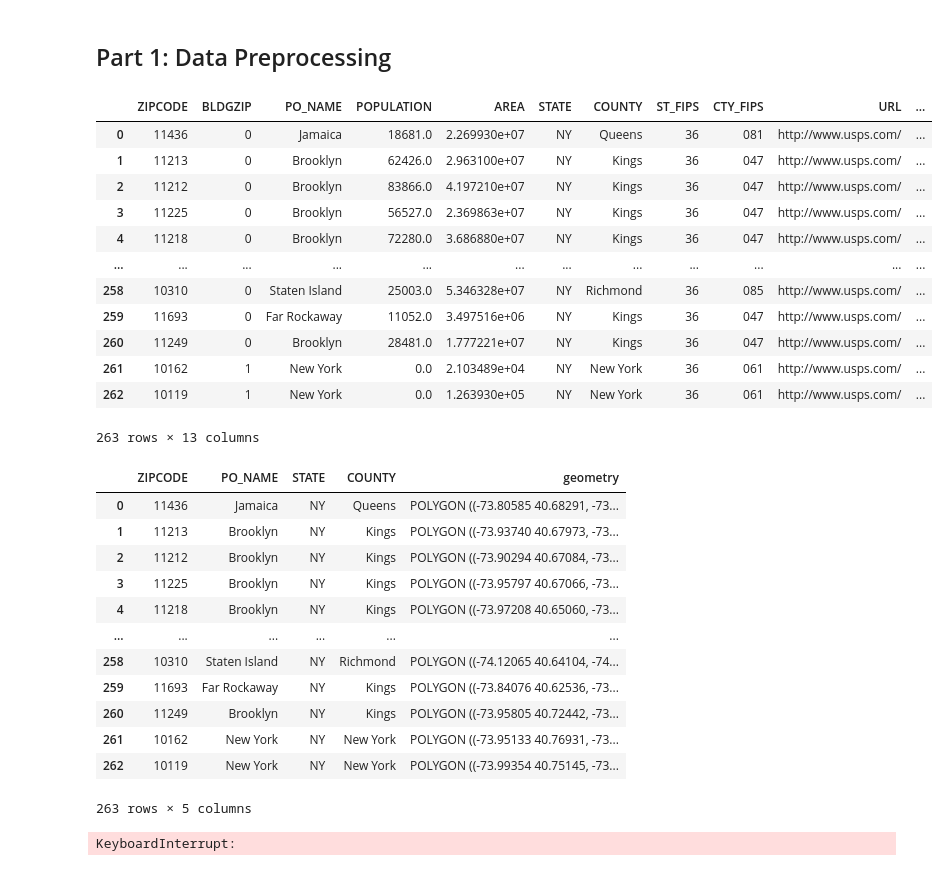
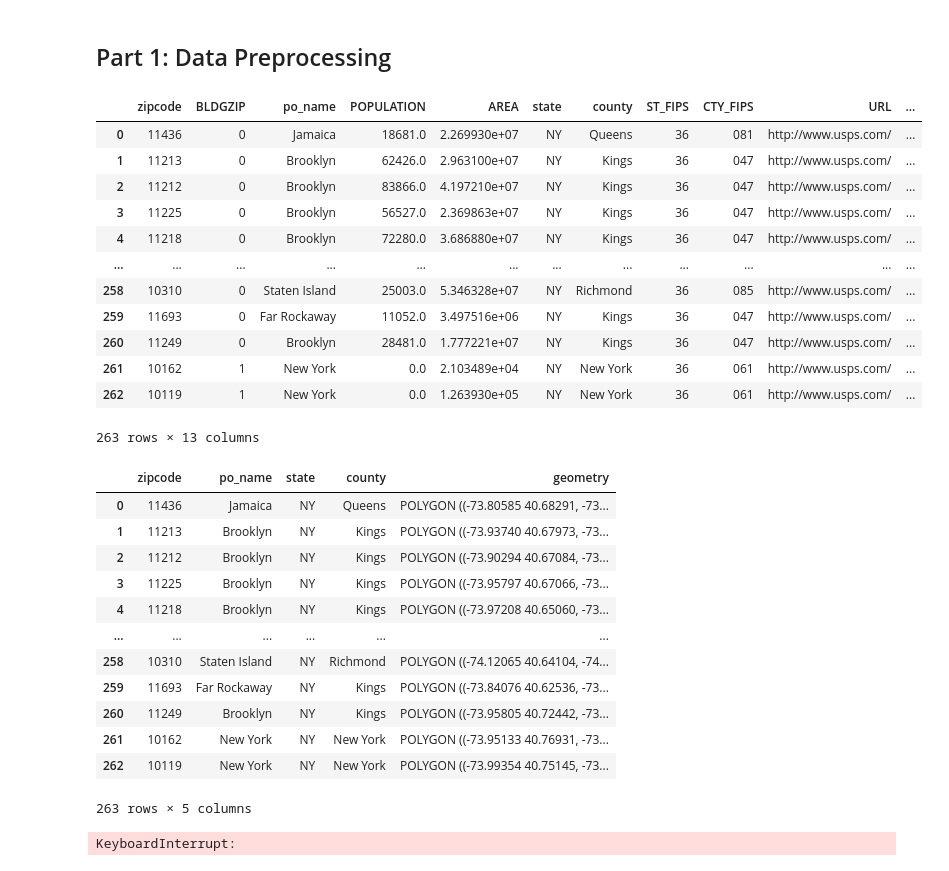
Before and after one commit to jyjulia/4501-project, a Jupyter notebook: Projet Template.ipynb, the cells around one changed output. Saved outputs shown, nothing was run; the diff lists cells and outputs as text; code cells hidden in the pictures.

```diff
--- a/Projet Template.ipynb
+++ b/Projet Template.ipynb
@@ -78,11 +78,12 @@ def download_nyc_geojson_data(url, force=False):
 # %%
 def load_and_clean_zipcodes(zipcode_datafile):
     geodf_zipcode_data=gpd.read_file(zipcode_datafile)
     return geodf_zipcode_data
 geodf_zipcode_data=load_and_clean_zipcodes('data/nyc_zipcodes/nyc_zipcodes.dbf')
+geodf_zipcode_data=geodf_zipcode_data.rename(columns={'ZIPCODE':'zipcode','PO_NAME':'po_name','STATE':'state','COUNTY':'county'})
 geodf_zipcode_data
 # %% [output]
-|  | ZIPCODE | BLDGZIP | PO_NAME | POPULATION | AREA | STATE | COUNTY | ST_FIPS | CTY_FIPS | URL | ... |
+|  | zipcode | BLDGZIP | po_name | POPULATION | AREA | state | county | ST_FIPS | CTY_FIPS | URL | ... |
 | 0 | 11436 | 0 | Jamaica | 18681.0 | 2.269930e+07 | NY | Queens | 36 | 081 | http://www.usps.com/ | ... |
 | 1 | 11213 | 0 | Brooklyn | 62426.0 | 2.963100e+07 | NY | Kings | 36 | 047 | http://www.usps.com/ | ... |
 | 2 | 11212 | 0 | Brooklyn | 83866.0 | 4.197210e+07 | NY | Kings | 36 | 047 | http://www.usps.com/ | ... |
@@ -100,7 +101,7 @@ geodf_zipcode_data=geodf_zipcode_data.drop(['BLDGZIP','POPULATION','AREA','ST_FI
 geodf_zipcode_data= geodf_zipcode_data.to_crs(epsg=4326)
 geodf_zipcode_data
 # %% [output]
-|  | ZIPCODE | PO_NAME | STATE | COUNTY | geometry |
+|  | zipcode | po_name | state | county | geometry |
 | 0 | 11436 | Jamaica | NY | Queens | POLYGON ((-73.80585 40.68291, -73... |
 | 1 | 11213 | Brooklyn | NY | Kings | POLYGON ((-73.93740 40.67973, -73... |
 | 2 | 11212 | Brooklyn | NY | Kings | POLYGON ((-73.90294 40.67084, -73... |
```
Also changed, not shown: parts of 19 cells of this notebook, 1 other file.
